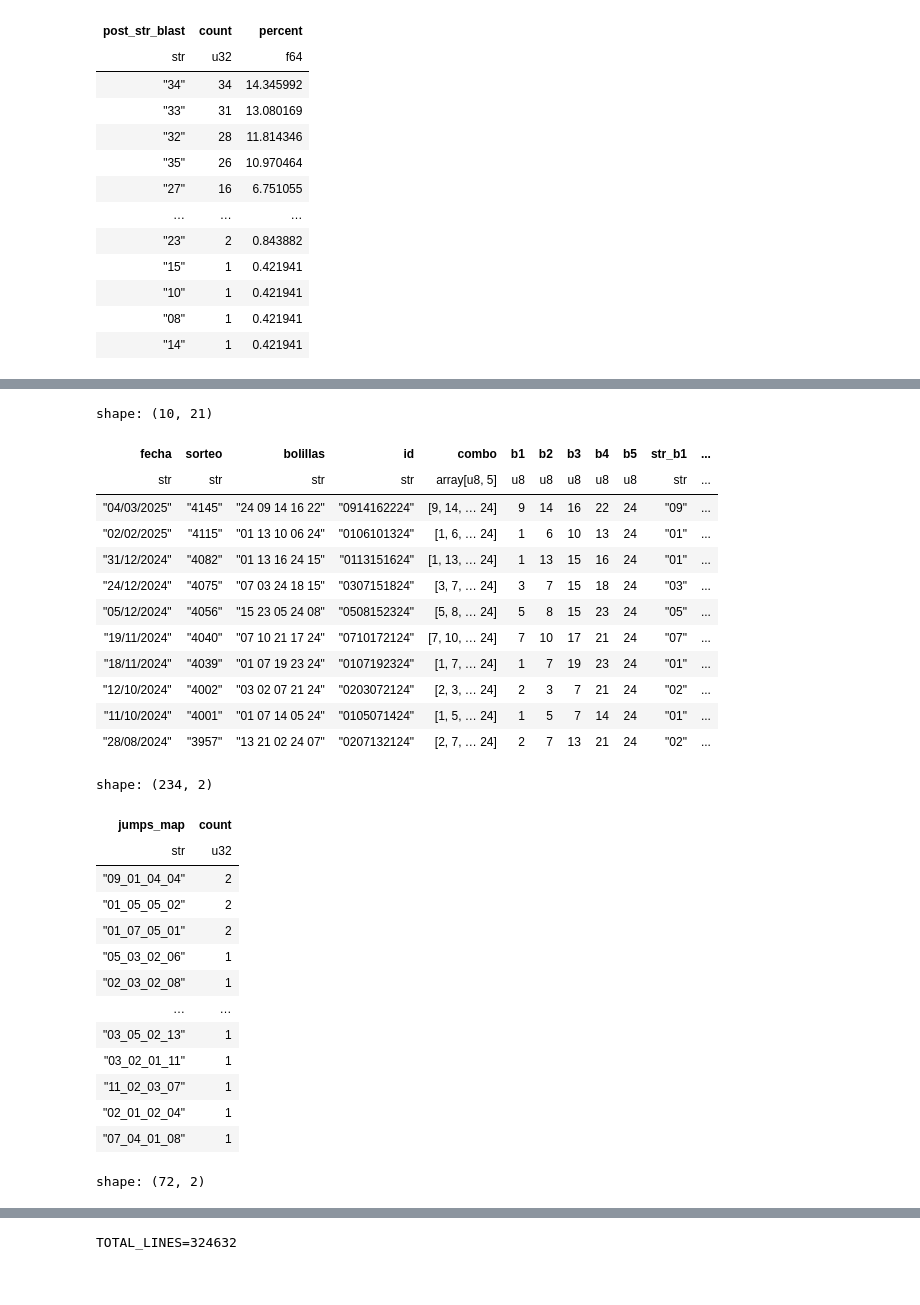
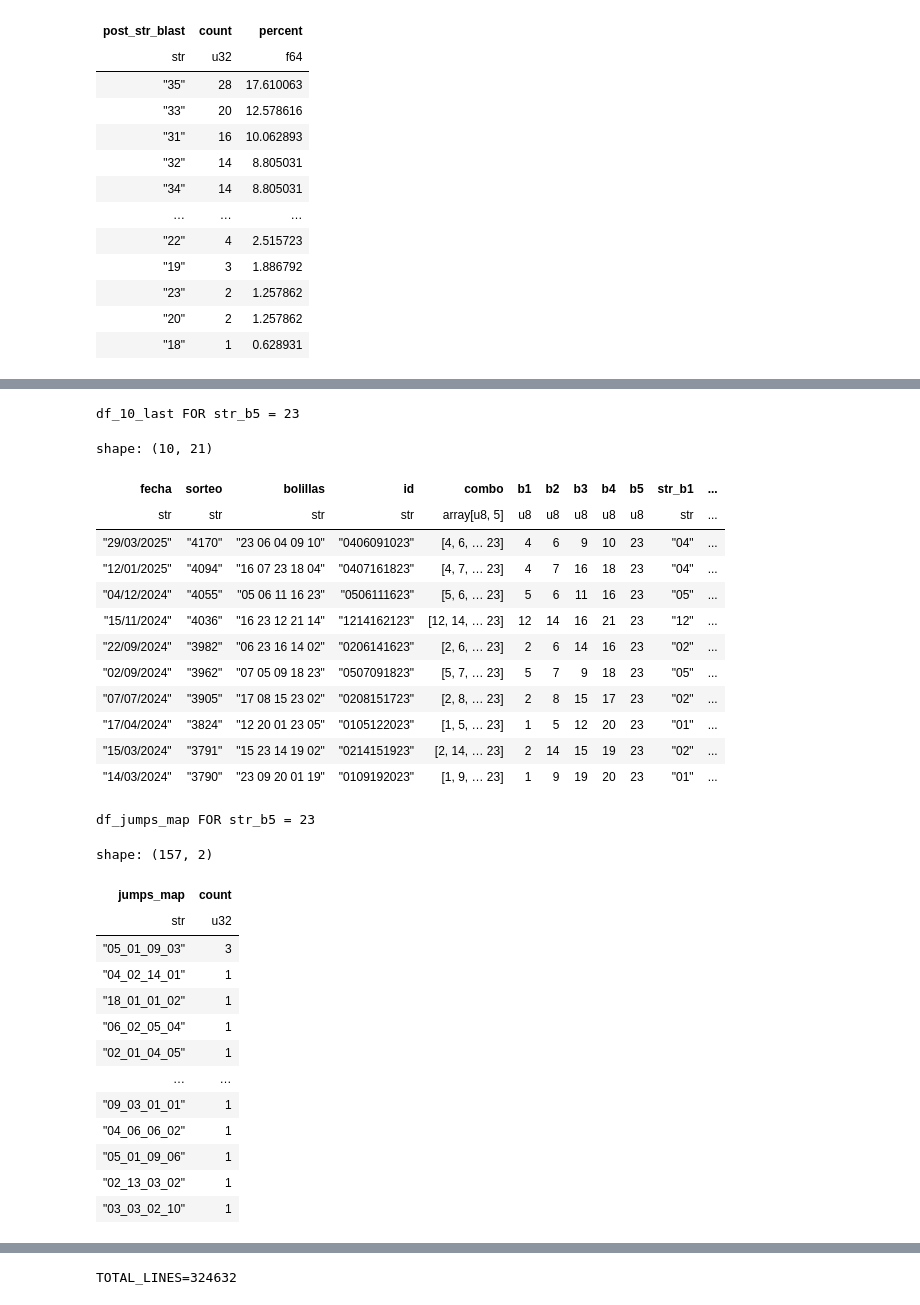
Before and after one commit to coins5/tinkapp.v4, a Jupyter notebook: explore_bolillas_v3_GN.ipynb, the cells around one changed output, grey strips where cells are left out. Drawn from its saved outputs; the diff is of its cells as text; code cells hidden in the pictures.

```diff
--- a/explore_bolillas_v3_GN.ipynb
+++ b/explore_bolillas_v3_GN.ipynb
@@ -249,3 +258,3 @@ shape: (97, 2)
 # %%
-possible_blast, exclude_jump_maps_blast = plot_post_col(col='str_b5', post_col='post_str_blast', test_value="24")
+possible_blast, exclude_jump_maps_blast = plot_post_col(col='str_b5', post_col='post_str_blast', test_value="23")
 # %% [output]
@@ -253,42 +263,43 @@ shape: (23, 3)
 | post_str_blast | count | percent |
 | str | u32 | f64 |
-| "34" | 34 | 14.345992 |
-| "33" | 31 | 13.080169 |
-| "32" | 28 | 11.814346 |
-| "35" | 26 | 10.970464 |
-| "27" | 16 | 6.751055 |
+| "35" | 28 | 17.610063 |
+| "33" | 20 | 12.578616 |
+| "31" | 16 | 10.062893 |
+| "32" | 14 | 8.805031 |
+| "34" | 14 | 8.805031 |
 | … | … | … |
-| "23" | 2 | 0.843882 |
-| "15" | 1 | 0.421941 |
-| "10" | 1 | 0.421941 |
-| "08" | 1 | 0.421941 |
-| "14" | 1 | 0.421941 |
+| "22" | 4 | 2.515723 |
+| "19" | 3 | 1.886792 |
+| "23" | 2 | 1.257862 |
+| "20" | 2 | 1.257862 |
+| "18" | 1 | 0.628931 |
 [interactive output not drawn]
-shape: (10, 21)
+df_10_last FOR str_b5 = 23
+shape: (10, 21)
 | fecha | sorteo | bolillas | id | combo | b1 | b2 | b3 | b4 | b5 | str_b1 | ... |
 | str | str | str | str | array[u8, 5] | u8 | u8 | u8 | u8 | u8 | str | ... |
-| "04/03/2025" | "4145" | "24 09 14 16 22" | "0914162224" | [9, 14, … 24] | 9 | 14 | 16 | 22 | 24 | "09" | ... |
-| "02/02/2025" | "4115" | "01 13 10 06 24" | "0106101324" | [1, 6, … 24] | 1 | 6 | 10 | 13 | 24 | "01" | ... |
-| "31/12/2024" | "4082" | "01 13 16 24 15" | "0113151624" | [1, 13, … 24] | 1 | 13 | 15 | 16 | 24 | "01" | ... |
-| "24/12/2024" | "4075" | "07 03 24 18 15" | "0307151824" | [3, 7, … 24] | 3 | 7 | 15 | 18 | 24 | "03" | ... |
-| "05/12/2024" | "4056" | "15 23 05 24 08" | "0508152324" | [5, 8, … 24] | 5 | 8 | 15 | 23 | 24 | "05" | ... |
-| "19/11/2024" | "4040" | "07 10 21 17 24" | "0710172124" | [7, 10, … 24] | 7 | 10 | 17 | 21 | 24 | "07" | ... |
-| "18/11/2024" | "4039" | "01 07 19 23 24" | "0107192324" | [1, 7, … 24] | 1 | 7 | 19 | 23 | 24 | "01" | ... |
-| "12/10/2024" | "4002" | "03 02 07 21 24" | "0203072124" | [2, 3, … 24] | 2 | 3 | 7 | 21 | 24 | "02" | ... |
-| "11/10/2024" | "4001" | "01 07 14 05 24" | "0105071424" | [1, 5, … 24] | 1 | 5 | 7 | 14 | 24 | "01" | ... |
-| "28/08/2024" | "3957" | "13 21 02 24 07" | "0207132124" | [2, 7, … 24] | 2 | 7 | 13 | 21 | 24 | "02" | ... |
+| "29/03/2025" | "4170" | "23 06 04 09 10" | "0406091023" | [4, 6, … 23] | 4 | 6 | 9 | 10 | 23 | "04" | ... |
+| "12/01/2025" | "4094" | "16 07 23 18 04" | "0407161823" | [4, 7, … 23] | 4 | 7 | 16 | 18 | 23 | "04" | ... |
+| "04/12/2024" | "4055" | "05 06 11 16 23" | "0506111623" | [5, 6, … 23] | 5 | 6 | 11 | 16 | 23 | "05" | ... |
+| "15/11/2024" | "4036" | "16 23 12 21 14" | "1214162123" | [12, 14, … 23] | 12 | 14 | 16 | 21 | 23 | "12" | ... |
+| "22/09/2024" | "3982" | "06 23 16 14 02" | "0206141623" | [2, 6, … 23] | 2 | 6 | 14 | 16 | 23 | "02" | ... |
+| "02/09/2024" | "3962" | "07 05 09 18 23" | "0507091823" | [5, 7, … 23] | 5 | 7 | 9 | 18 | 23 | "05" | ... |
+| "07/07/2024" | "3905" | "17 08 15 23 02" | "0208151723" | [2, 8, … 23] | 2 | 8 | 15 | 17 | 23 | "02" | ... |
+| "17/04/2024" | "3824" | "12 20 01 23 05" | "0105122023" | [1, 5, … 23] | 1 | 5 | 12 | 20 | 23 | "01" | ... |
+| "15/03/2024" | "3791" | "15 23 14 19 02" | "0214151923" | [2, 14, … 23] | 2 | 14 | 15 | 19 | 23 | "02" | ... |
+| "14/03/2024" | "3790" | "23 09 20 01 19" | "0109192023" | [1, 9, … 23] | 1 | 9 | 19 | 20 | 23 | "01" | ... |
-shape: (234, 2)
+df_jumps_map FOR str_b5 = 23
+shape: (157, 2)
 | jumps_map | count |
 | str | u32 |
-| "09_01_04_04" | 2 |
-| "01_05_05_02" | 2 |
-| "01_07_05_01" | 2 |
-| "05_03_02_06" | 1 |
-| "02_03_02_08" | 1 |
+| "05_01_09_03" | 3 |
+| "04_02_14_01" | 1 |
+| "18_01_01_02" | 1 |
+| "06_02_05_04" | 1 |
+| "02_01_04_05" | 1 |
 | … | … |
-| "03_05_02_13" | 1 |
-| "03_02_01_11" | 1 |
-| "11_02_03_07" | 1 |
-| "02_01_02_04" | 1 |
-| "07_04_01_08" | 1 |
+| "09_03_01_01" | 1 |
+| "04_06_06_02" | 1 |
+| "05_01_09_06" | 1 |
+| "02_13_03_02" | 1 |
+| "03_03_02_10" | 1 |
-shape: (72, 2)
```
Also changed, not shown: parts of 6 cells of this notebook.
